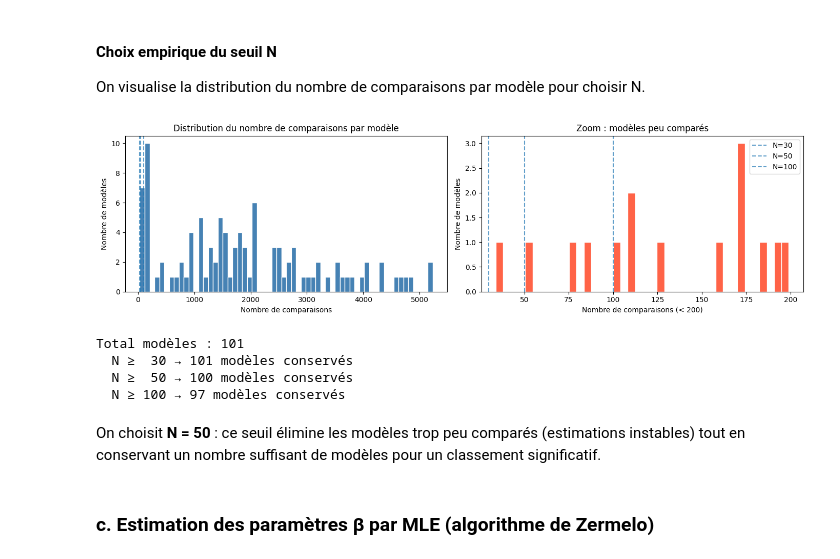
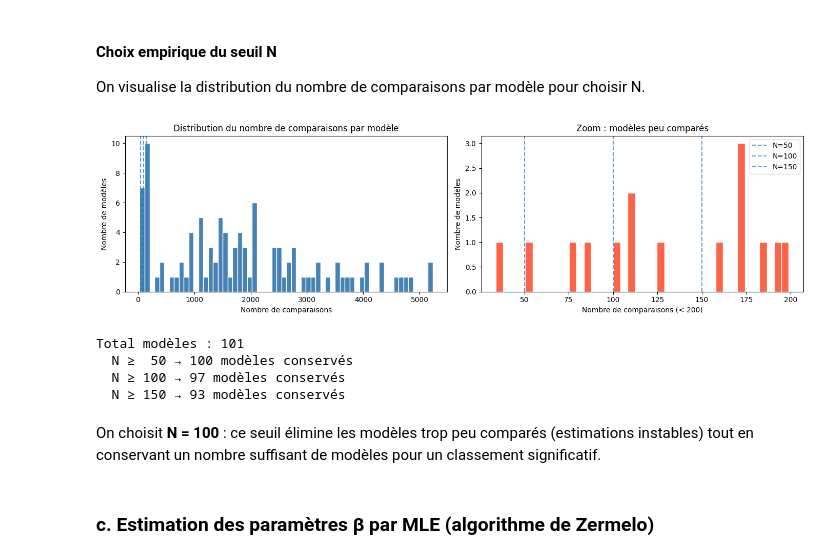
Before and after one commit to SarahL-1720/llm-creativity-eval, a Jupyter notebook: question2.ipynb, the cells around one changed output. Cells and saved outputs as stored; diff of their text form; code cells hidden in the pictures.

```diff
--- a/question2.ipynb
+++ b/question2.ipynb
@@ -149,42 +141,42 @@ import matplotlib.pyplot as plt
 W_raw, models_raw = build_win_matrix(df_votes_no_ex_aequo)
 total_games_raw = W_raw.sum(axis=1) + W_raw.sum(axis=0)
 
 fig, axes = plt.subplots(1, 2, figsize=(14, 4))
 
 # Distribution complète
 axes[0].hist(total_games_raw, bins=60, color='steelblue', edgecolor='white')
 axes[0].set_xlabel("Nombre de comparaisons")
 axes[0].set_ylabel("Nombre de modèles")
 axes[0].set_title("Distribution du nombre de comparaisons par modèle")
 
 # Zoom sur la queue gauche (modèles peu représentés)
 axes[1].hist(total_games_raw[total_games_raw < 200], bins=40, color='tomato', edgecolor='white')
 axes[1].set_xlabel("Nombre de comparaisons (< 200)")
 axes[1].set_ylabel("Nombre de modèles")
 axes[1].set_title("Zoom : modèles peu comparés")
 
 # Seuils candidats
 for ax in axes:
-    for thresh in [30, 50, 100]:
+    for thresh in [50, 100, 150]:
         ax.axvline(thresh, linestyle='--', alpha=0.7, label=f'N={thresh}')
 axes[1].legend()
 
 plt.tight_layout()
 plt.show()
 
 # Résumé du nombre de modèles conservés pour chaque seuil
 print(f"Total modèles : {len(models_raw)}")
-for thresh in [30, 50, 100]:
+for thresh in [50, 100, 150]:
     n_kept = (total_games_raw >= thresh).sum()
     print(f"  N ≥ {thresh:3d} → {n_kept} modèles conservés")
 # %% [output]
-[figure, old version]
+[figure, new version]
 Total modèles : 101
-  N ≥  30 → 101 modèles conservés
   N ≥  50 → 100 modèles conservés
   N ≥ 100 → 97 modèles conservés
+  N ≥ 150 → 93 modèles conservés
 # %% [markdown]
-On choisit **N = 50** : ce seuil élimine les modèles trop peu comparés (estimations instables)
+On choisit **N = 100** : ce seuil élimine les modèles trop peu comparés (estimations instables)
 tout en conservant un nombre suffisant de modèles pour un classement significatif.
 # %% [markdown]
 ### c. Estimation des paramètres β par MLE (algorithme de Zermelo)
```
Also changed, not shown: parts of 45 cells of this notebook.
